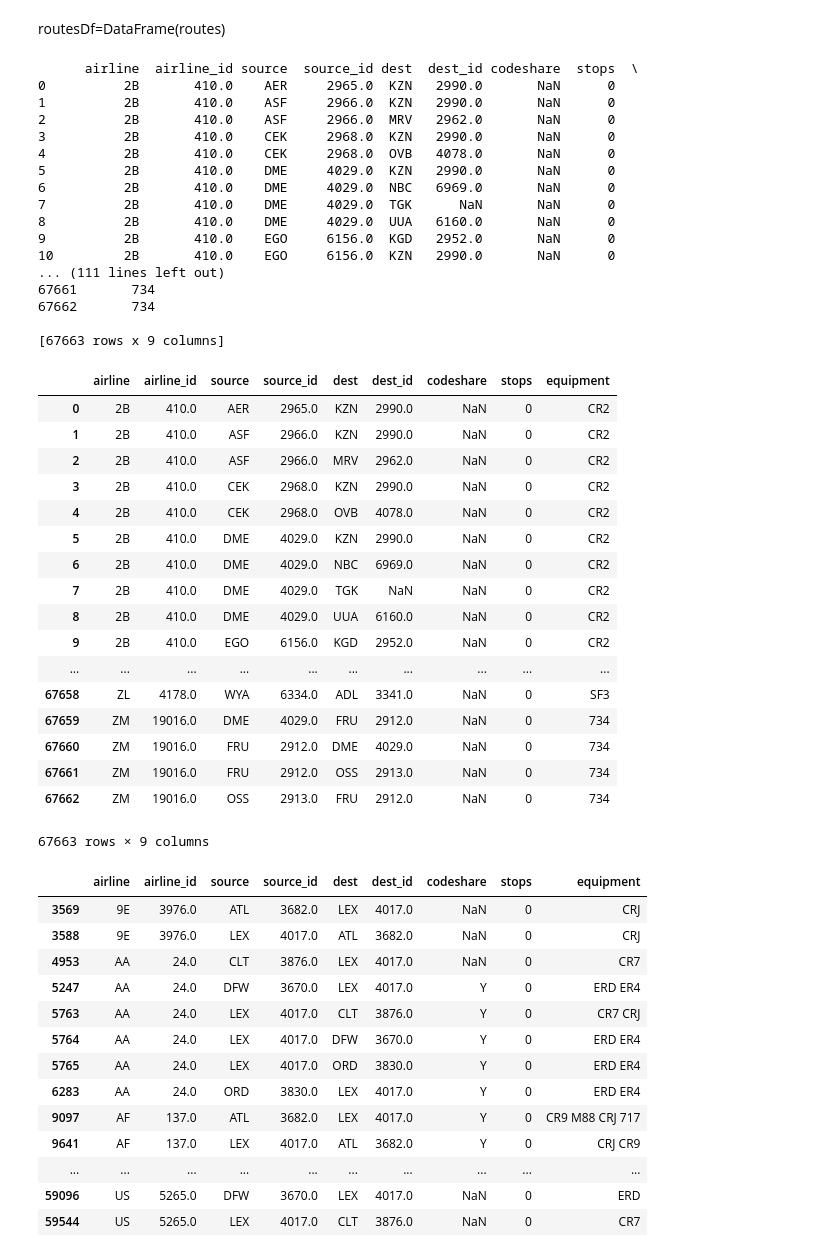
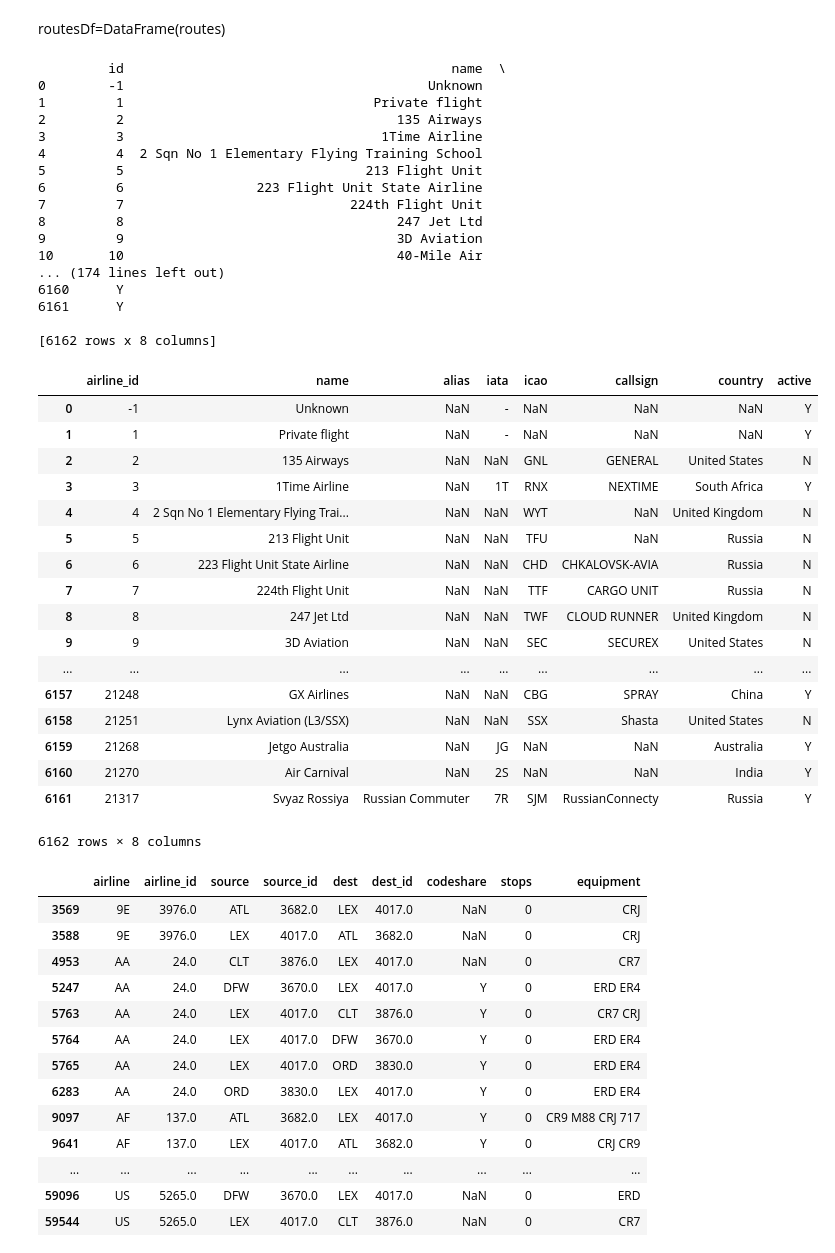
Before and after one commit to uky-transport-data-science/ce599, a Jupyter notebook: 9-Data Wrangling/open-flights.ipynb, the cells around one changed output. Drawn from its saved outputs; the diff is of its cells as text; code cells hidden in the pictures.

Commit message:
flights

```diff
--- a/9-Data Wrangling/open-flights.ipynb
+++ b/9-Data Wrangling/open-flights.ipynb
@@ -104,44 +105,45 @@ routesDf=DataFrame(routes)
 # %%
-print(routesDf)
+print(airlinesDf)
 # %% [output]
-      airline  airline_id source  source_id dest  dest_id codeshare  stops  \
-0          2B       410.0    AER     2965.0  KZN   2990.0       NaN      0
-1          2B       410.0    ASF     2966.0  KZN   2990.0       NaN      0
-2          2B       410.0    ASF     2966.0  MRV   2962.0       NaN      0
-3          2B       410.0    CEK     2968.0  KZN   2990.0       NaN      0
-4          2B       410.0    CEK     2968.0  OVB   4078.0       NaN      0
-5          2B       410.0    DME     4029.0  KZN   2990.0       NaN      0
-6          2B       410.0    DME     4029.0  NBC   6969.0       NaN      0
-7          2B       410.0    DME     4029.0  TGK      NaN       NaN      0
-8          2B       410.0    DME     4029.0  UUA   6160.0       NaN      0
-9          2B       410.0    EGO     6156.0  KGD   2952.0       NaN      0
-10         2B       410.0    EGO     6156.0  KZN   2990.0       NaN      0
-... (111 lines left out)
-67661       734
-67662       734
+         id                                          name  \
+0        -1                                       Unknown
+1         1                                Private flight
+2         2                                   135 Airways
+3         3                                 1Time Airline
+4         4  2 Sqn No 1 Elementary Flying Training School
+5         5                               213 Flight Unit
+6         6                 223 Flight Unit State Airline
+7         7                             224th Flight Unit
+8         8                                   247 Jet Ltd
+9         9                                   3D Aviation
+10       10                                   40-Mile Air
+... (174 lines left out)
+6160      Y
+6161      Y
 
-[67663 rows x 9 columns]
+[6162 rows x 8 columns]
-# %%
-routesDf
-# %% [output]
-|  | airline | airline_id | source | source_id | dest | dest_id | codeshare | stops | equipment |
-| 0 | 2B | 410.0 | AER | 2965.0 | KZN | 2990.0 | NaN | 0 | CR2 |
-| 1 | 2B | 410.0 | ASF | 2966.0 | KZN | 2990.0 | NaN | 0 | CR2 |
-| 2 | 2B | 410.0 | ASF | 2966.0 | MRV | 2962.0 | NaN | 0 | CR2 |
-| 3 | 2B | 410.0 | CEK | 2968.0 | KZN | 2990.0 | NaN | 0 | CR2 |
-| 4 | 2B | 410.0 | CEK | 2968.0 | OVB | 4078.0 | NaN | 0 | CR2 |
-| 5 | 2B | 410.0 | DME | 4029.0 | KZN | 2990.0 | NaN | 0 | CR2 |
-| 6 | 2B | 410.0 | DME | 4029.0 | NBC | 6969.0 | NaN | 0 | CR2 |
-| 7 | 2B | 410.0 | DME | 4029.0 | TGK | NaN | NaN | 0 | CR2 |
-| 8 | 2B | 410.0 | DME | 4029.0 | UUA | 6160.0 | NaN | 0 | CR2 |
-| 9 | 2B | 410.0 | EGO | 6156.0 | KGD | 2952.0 | NaN | 0 | CR2 |
-| ... | ... | ... | ... | ... | ... | ... | ... | ... | ... |
-| 67658 | ZL | 4178.0 | WYA | 6334.0 | ADL | 3341.0 | NaN | 0 | SF3 |
-| 67659 | ZM | 19016.0 | DME | 4029.0 | FRU | 2912.0 | NaN | 0 | 734 |
-| 67660 | ZM | 19016.0 | FRU | 2912.0 | DME | 4029.0 | NaN | 0 | 734 |
-| 67661 | ZM | 19016.0 | FRU | 2912.0 | OSS | 2913.0 | NaN | 0 | 734 |
-| 67662 | ZM | 19016.0 | OSS | 2913.0 | FRU | 2912.0 | NaN | 0 | 734 |
-67663 rows × 9 columns
+# %%
+airlinesDf.columns=['airline_id','name','alias','iata','icao','callsign','country','active']
+airlinesDf
+# %% [output]
+|  | airline_id | name | alias | iata | icao | callsign | country | active |
+| 0 | -1 | Unknown | NaN | - | NaN | NaN | NaN | Y |
+| 1 | 1 | Private flight | NaN | - | NaN | NaN | NaN | Y |
+| 2 | 2 | 135 Airways | NaN | NaN | GNL | GENERAL | United States | N |
+| 3 | 3 | 1Time Airline | NaN | 1T | RNX | NEXTIME | South Africa | Y |
+| 4 | 4 | 2 Sqn No 1 Elementary Flying Trai... | NaN | NaN | WYT | NaN | United Kingdom | N |
+| 5 | 5 | 213 Flight Unit | NaN | NaN | TFU | NaN | Russia | N |
+| 6 | 6 | 223 Flight Unit State Airline | NaN | NaN | CHD | CHKALOVSK-AVIA | Russia | N |
+| 7 | 7 | 224th Flight Unit | NaN | NaN | TTF | CARGO UNIT | Russia | N |
+| 8 | 8 | 247 Jet Ltd | NaN | NaN | TWF | CLOUD RUNNER | United Kingdom | N |
+| 9 | 9 | 3D Aviation | NaN | NaN | SEC | SECUREX | United States | N |
+| ... | ... | ... | ... | ... | ... | ... | ... | ... |
+| 6157 | 21248 | GX Airlines | NaN | NaN | CBG | SPRAY | China | Y |
+| 6158 | 21251 | Lynx Aviation (L3/SSX) | NaN | NaN | SSX | Shasta | United States | N |
+| 6159 | 21268 | Jetgo Australia | NaN | JG | NaN | NaN | Australia | Y |
+| 6160 | 21270 | Air Carnival | NaN | 2S | NaN | NaN | India | Y |
+| 6161 | 21317 | Svyaz Rossiya | Russian Commuter | 7R | SJM | RussianConnecty | Russia | Y |
+6162 rows × 8 columns
 # %%
 lexDf=routesDf.loc[(routesDf['source']=='LEX') | (routesDf['dest']=='LEX')]
 lexDf
```
Also changed, not shown: parts of 7 cells of this notebook.
